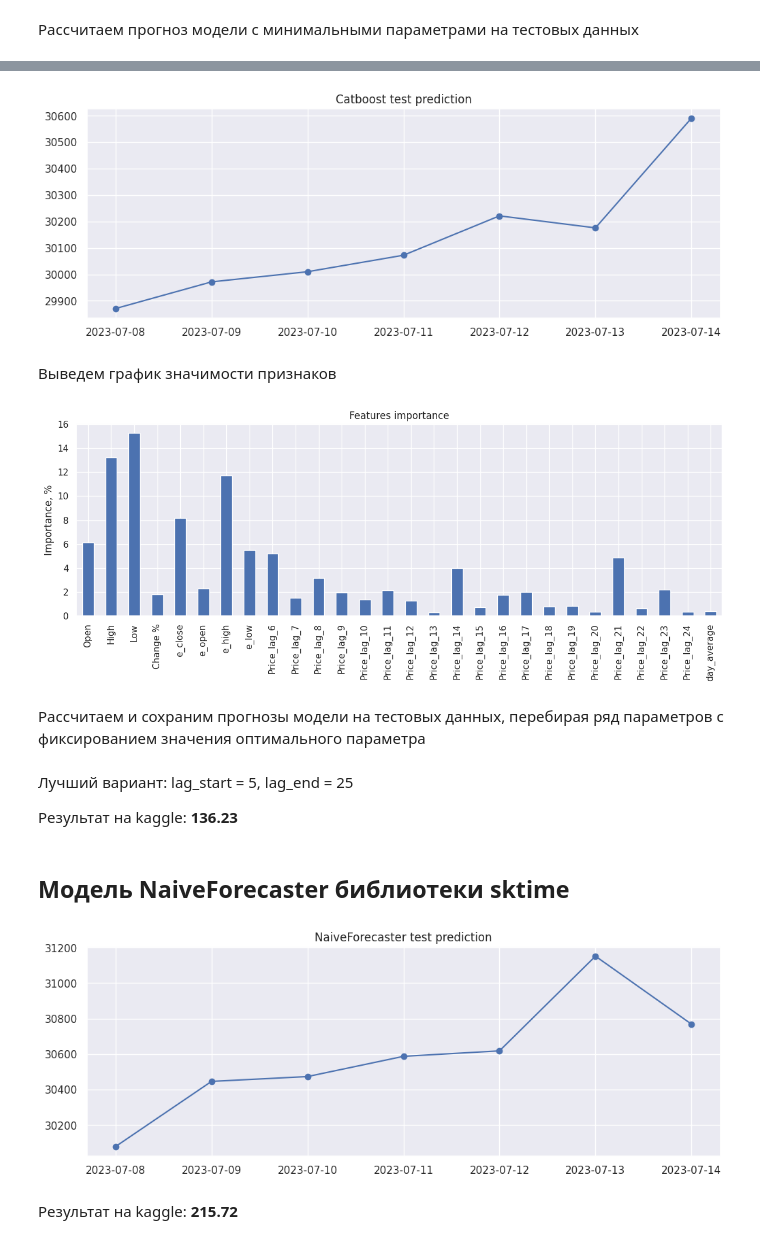
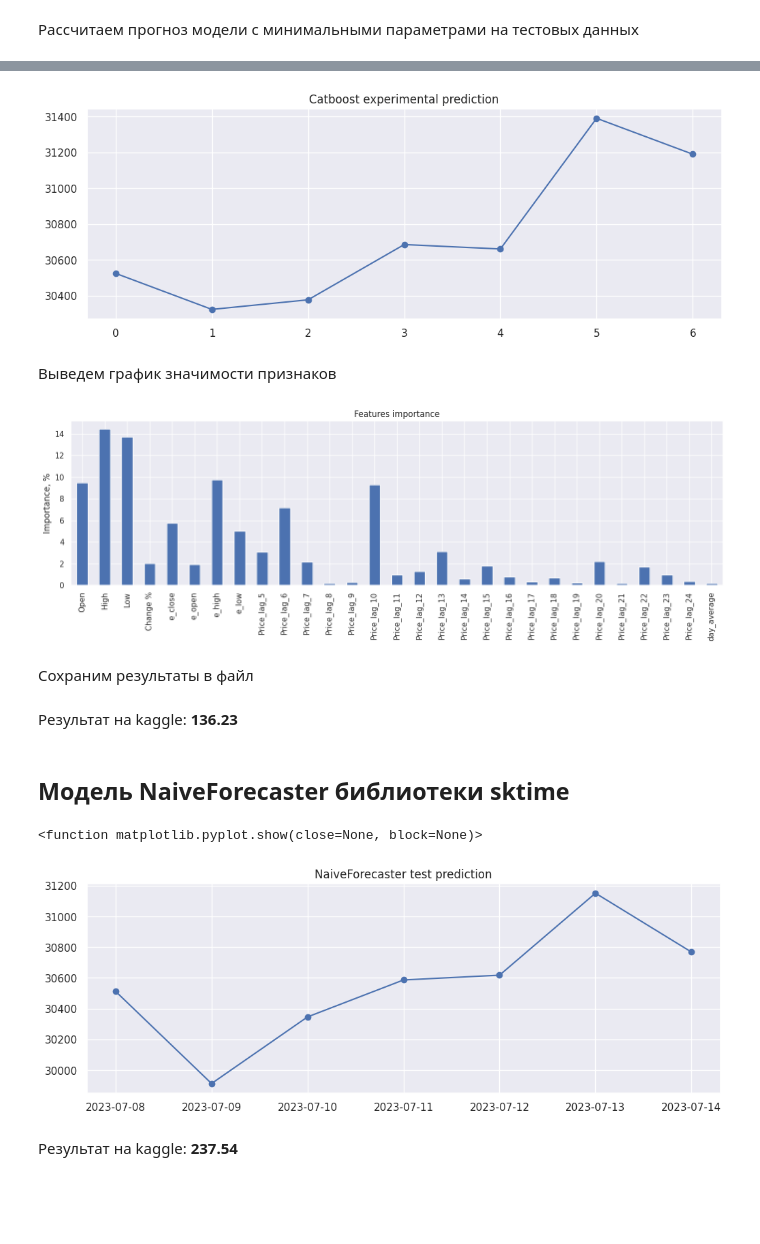
Before and after one commit to week8day/bitcoin-prediction, a Jupyter notebook: BTC_prediction_catboost.ipynb, the cells around one changed output, grey strips where cells are left out. Drawn from its saved outputs; the diff is of its cells as text; code cells hidden in the pictures; blank space fills up the shorter version.

```diff
--- a/BTC_prediction_catboost.ipynb
+++ b/BTC_prediction_catboost.ipynb
@@ -393,7 +486,18 @@ plt.show()
+# %%
+model_2_params = {
+    'n_estimators': 600,
+    'verbose': False,
+    'random_seed': RANDOM_SEED
+}
+# %%
+model = CatBoostRegressor(**model_2_params)
+# %%
+# лучшие параметры
+lag_start_min_2, lag_end_min_2 = [5, 25]
 # %% [markdown]
 Рассчитаем прогноз модели с минимальными параметрами на тестовых данных
 # %%
-X_train, X_test, y_train, y_test = preprocess_data(data, lag_start=lag_start_min, lag_end=lag_end_min, test_size=TEST_SIZE)
+X_train, X_test, y_train, y_test = preprocess_data(data, lag_start=lag_start_min_2, lag_end=lag_end_min_2, test_size=TEST_SIZE)
 
 print('Test length:', len(y_test))
 
@@ -413,28 +517,21 @@ Test length: 7
 model.fit(X_train, y_train)
 preds = model.predict(X_test)
 
-X_test['Date'] = data.index[-len(y_test):]
-X_test[TARGET] = preds
-X_test.set_index('Date', inplace=True)
-X_result = X_test[[TARGET]]
-
 plt.figure(figsize=(12, 4))
-plt.plot(X_result, 'o-', label='prediction')
+plt.plot(preds, 'o-', label='prediction')
 plt.grid(True)
-plt.title(f"Catboost test prediction");
+plt.title(f"Catboost experimental prediction");
 plt.show()
 # %% [output]
-[figure, old version]
+[figure, new version]
 # %% [markdown]
 Выведем график значимости признаков
 # %%
-features_strength = pd.Series(model.get_feature_importance(), X_train.columns)
-fig, ax = plt.subplots(figsize=(12, 5))
+features_strength = pd.Series(model.get_feature_importance(), X_test.columns)
+fig, ax = plt.subplots(figsize=(14, 5))
 features_strength.plot.bar(ax=ax)
 ax.set_title('Features importance')
 ax.set_ylabel('Importance, %')
 fig.tight_layout()
 # %% [output]
-[figure, old version]
+[figure, new version]
-# %% [markdown]
-Рассчитаем и сохраним прогнозы модели на тестовых данных, перебирая ряд параметров с фиксированием значения оптимального параметра
@@ -472,0 +538,2 @@ for lag_start in range(5, 10, 1):
+# %% [markdown]
+Сохраним результаты в файл
@@ -473,6 +549,4 @@ for lag_start in range(5, 10, 1):
 # %% [markdown]
-Лучший вариант: lag_start = 5, lag_end = 25
-
 Результат на kaggle: **136.23**
 # %% [markdown]
  ## Модель NaiveForecaster библиотеки sktime
@@ -503,11 +577,14 @@ X_result = X_test[[TARGET]]
 
 plt.figure(figsize=(12, 4))
 plt.plot(X_result, 'o-', label="prediction")
+
 plt.grid(True)
-plt.title(f"NaiveForecaster test prediction");
+plt.title(f"NaiveForecaster test prediction")
+plt.show
 # %% [output]
+<function matplotlib.pyplot.show(close=None, block=None)>
-[figure, old version]
+[figure, new version]
 # %%
 X_result.to_csv(f'prediction_naive_sp-{sp_nf}_{lag_start_nf}-{lag_end_nf}.csv')
 # %% [markdown]
-Результат на kaggle: **215.72**
+Результат на kaggle: **237.54**
```
Also changed, not shown: parts of 32 cells of this notebook.
